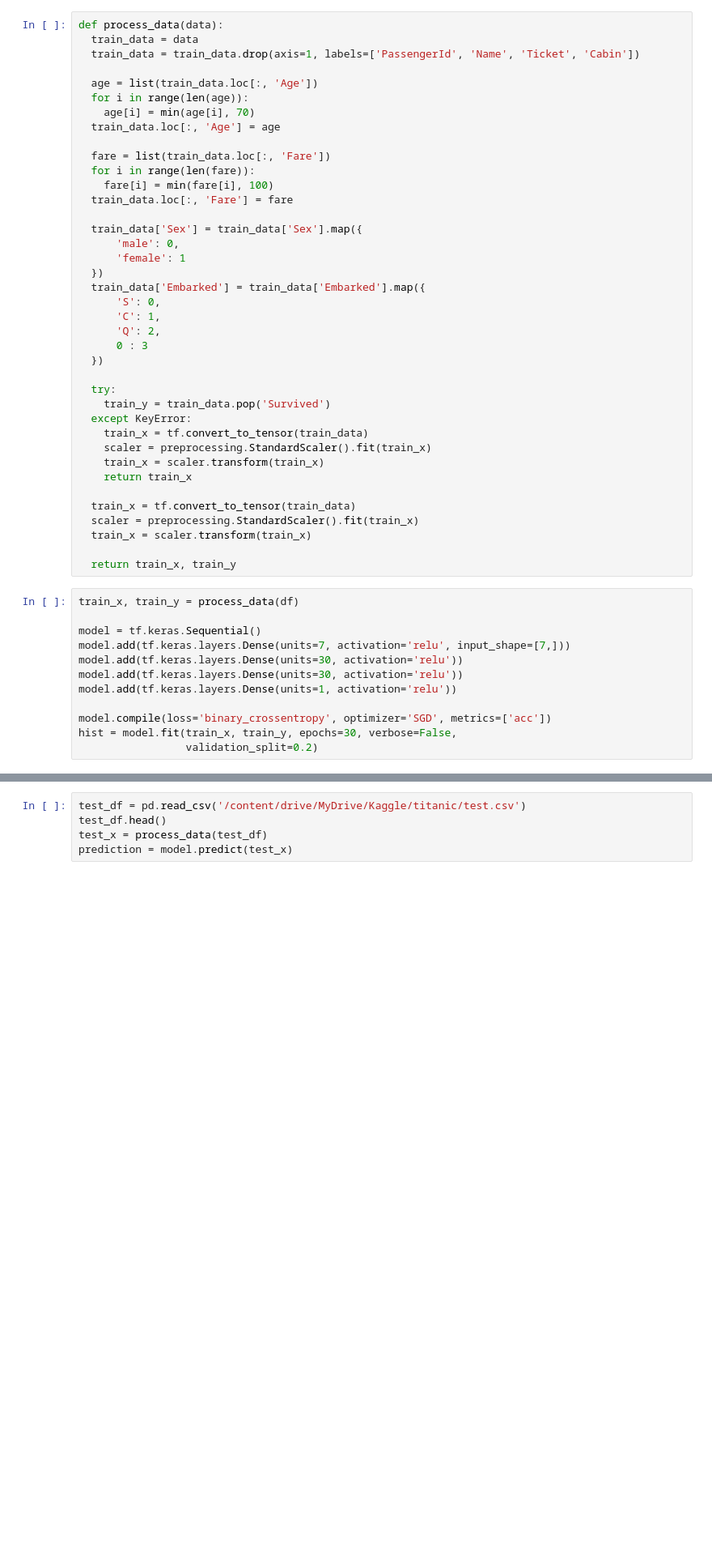
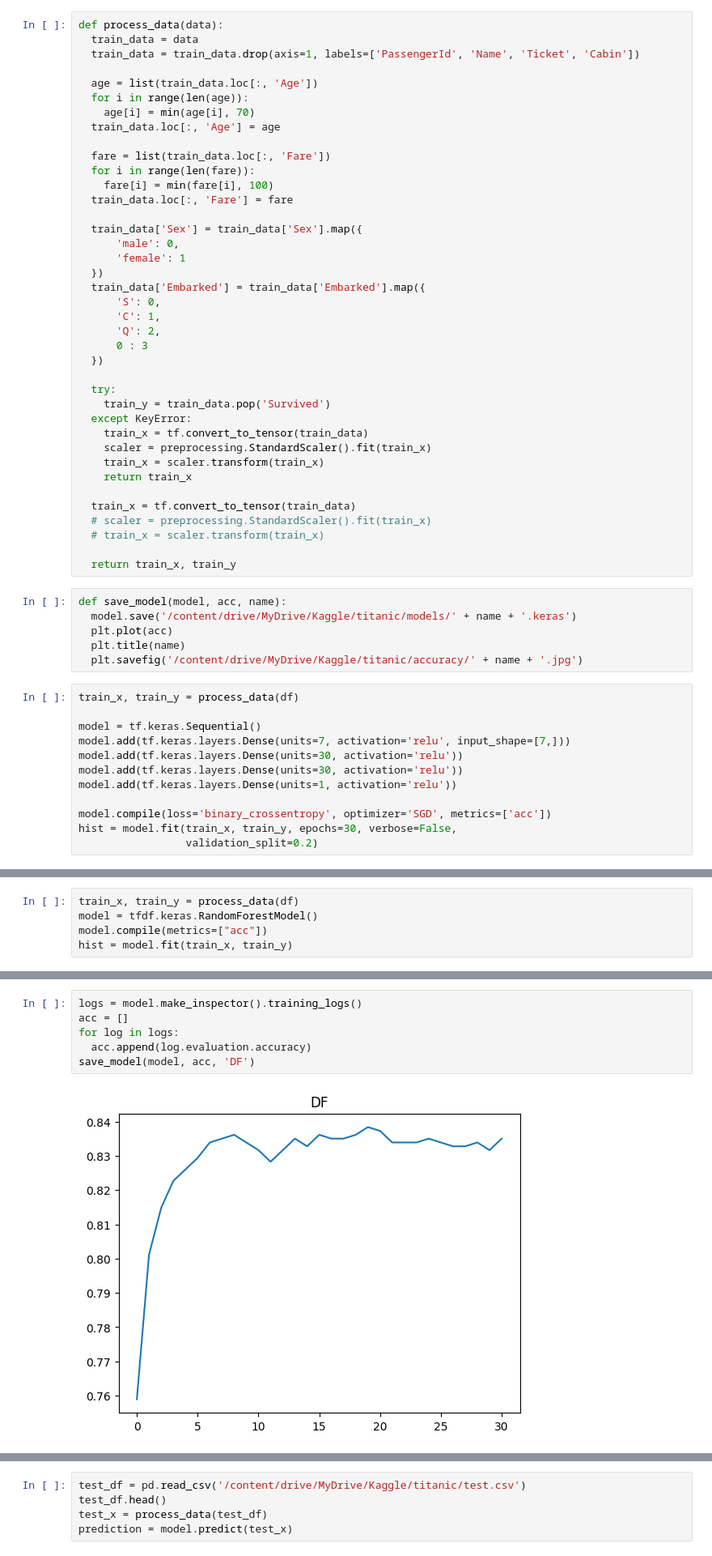
Before and after one commit to Paaaark/Kaggle, a Jupyter notebook: titanic/titanic.ipynb, the cells around one changed output, grey strips where cells are left out. Shown: that part at 81% size. Drawn from its saved outputs; the diff is of its cells as text; blank space fills up the shorter version.

Commit message:
Created Decision Forests Model

```diff
--- a/titanic/titanic.ipynb
+++ b/titanic/titanic.ipynb
@@ -151,10 +164,16 @@ def process_data(data):
     return train_x
 
   train_x = tf.convert_to_tensor(train_data)
-  scaler = preprocessing.StandardScaler().fit(train_x)
-  train_x = scaler.transform(train_x)
+  # scaler = preprocessing.StandardScaler().fit(train_x)
+  # train_x = scaler.transform(train_x)
 
   return train_x, train_y
+# %%
+def save_model(model, acc, name):
+  model.save('/content/drive/MyDrive/Kaggle/titanic/models/' + name + '.keras')
+  plt.plot(acc)
+  plt.title(name)
+  plt.savefig('/content/drive/MyDrive/Kaggle/titanic/accuracy/' + name + '.jpg')
 # %%
 train_x, train_y = process_data(df)
 
@@ -174,0 +189,5 @@ plt.show()
+# %%
+train_x, train_y = process_data(df)
+model = tfdf.keras.RandomForestModel()
+model.compile(metrics=["acc"])
+hist = model.fit(train_x, train_y)
@@ -174,0 +202,8 @@ plt.show()
+# %%
+logs = model.make_inspector().training_logs()
+acc = []
+for log in logs:
+  acc.append(log.evaluation.accuracy)
+save_model(model, acc, 'DF')
+# %% [output]
+[figure, added]
```
Also changed, not shown: parts of 10 cells of this notebook.
